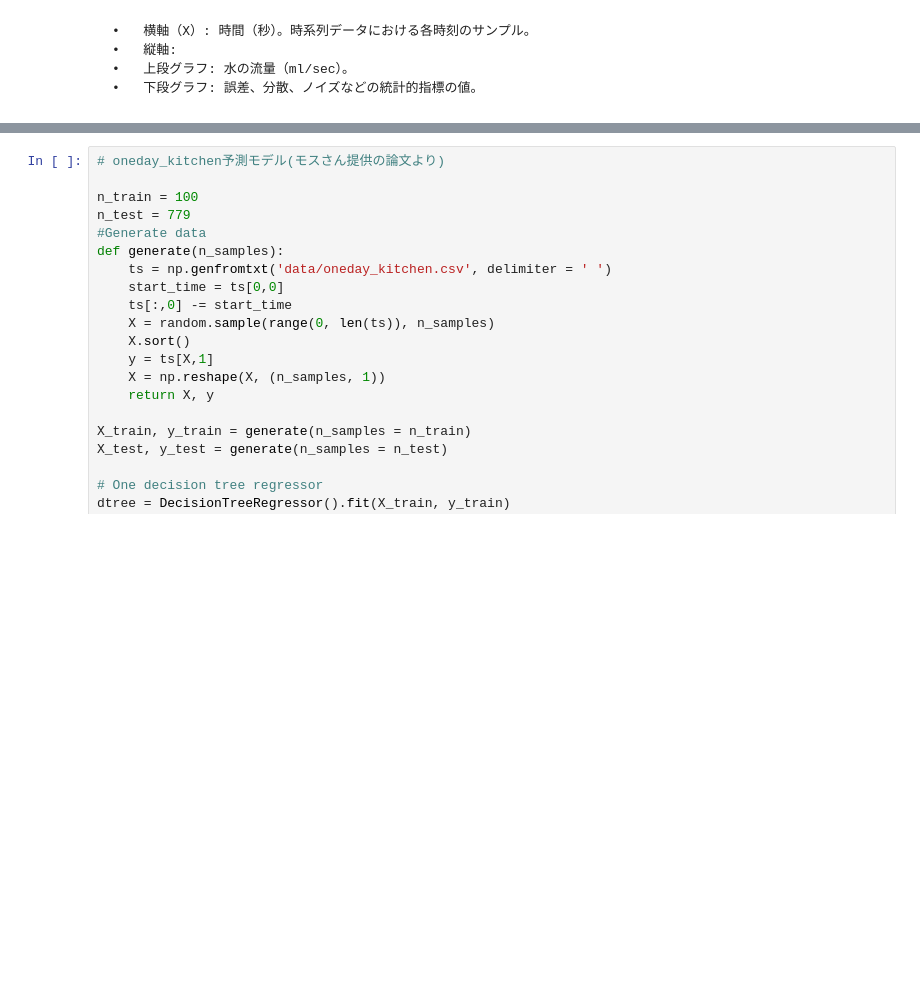
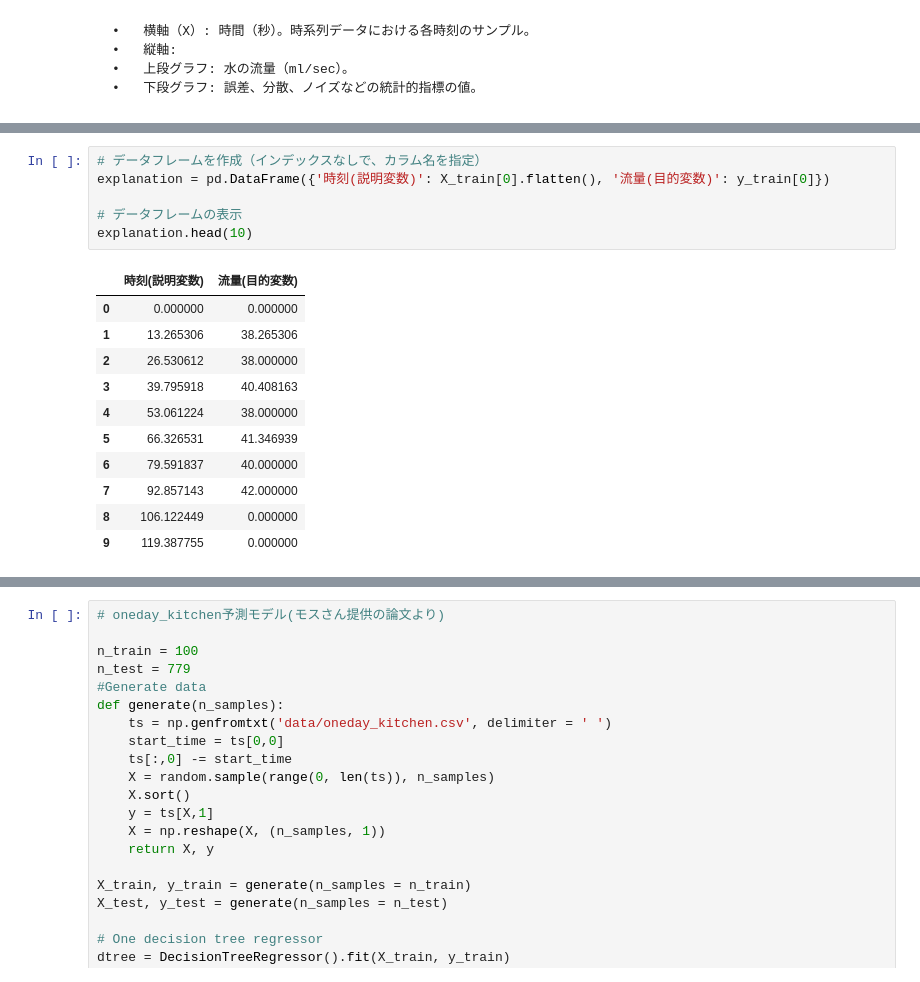
Before and after one commit to Tarantula-Community/EL-WaterDemandTS, a Jupyter notebook: Bagging.ipynb, the cells around one changed output, grey strips where cells are left out. Drawn from its saved outputs; the diff is of its cells as text; blank space fills up the shorter version.

```diff
--- a/Bagging.ipynb
+++ b/Bagging.ipynb
@@ -268,0 +405,18 @@ plt.show()
+# %%
+# データフレームを作成（インデックスなしで、カラム名を指定）
+explanation = pd.DataFrame({'時刻(説明変数)': X_train[0].flatten(), '流量(目的変数)': y_train[0]})
+
+# データフレームの表示
+explanation.head(10)
+# %% [output]
+|  | 時刻(説明変数) | 流量(目的変数) |
+| 0 | 0.000000 | 0.000000 |
+| 1 | 13.265306 | 38.265306 |
+| 2 | 26.530612 | 38.000000 |
+| 3 | 39.795918 | 40.408163 |
+| 4 | 53.061224 | 38.000000 |
+| 5 | 66.326531 | 41.346939 |
+| 6 | 79.591837 | 40.000000 |
+| 7 | 92.857143 | 42.000000 |
+| 8 | 106.122449 | 0.000000 |
+| 9 | 119.387755 | 0.000000 |
```
Also changed, not shown: parts of 10 cells of this notebook, 3 other files.
